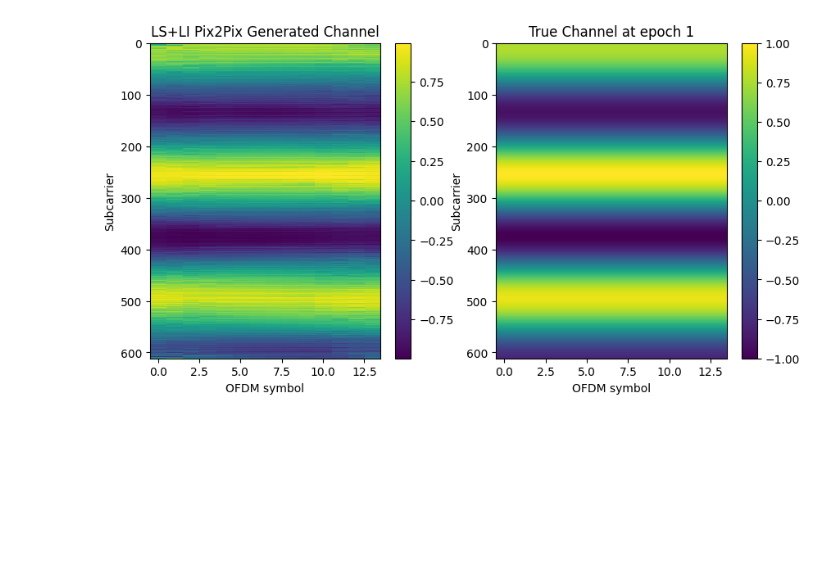
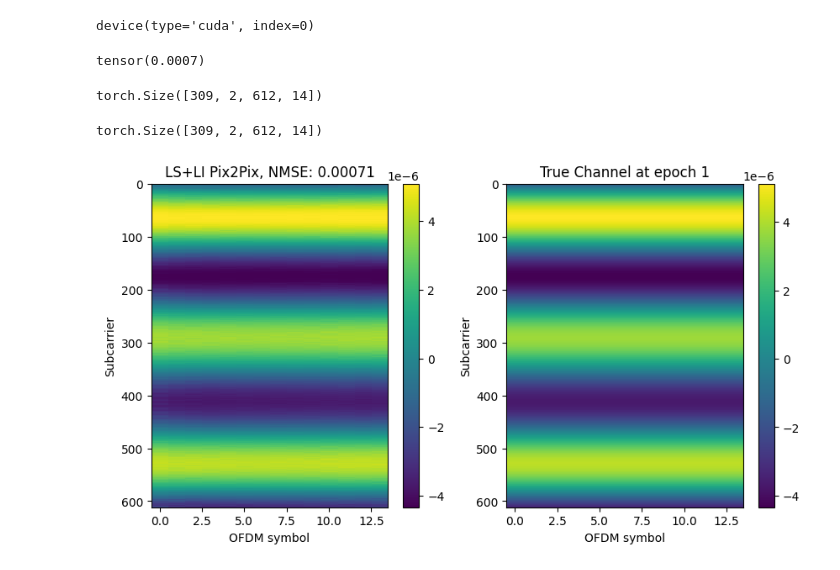
Before and after one commit to thienhieu-hoang/one_shot_Hest_cleanver, a Jupyter notebook: Torch_code/train/Pix2Pix/Pix2Pix_test_v2.ipynb, the cells around one changed output. Saved outputs shown, nothing was run; the diff lists cells and outputs as text; code cells hidden in the pictures; blank space fills up the shorter version.

```diff
--- a/Torch_code/train/Pix2Pix/Pix2Pix_test_v2.ipynb
+++ b/Torch_code/train/Pix2Pix/Pix2Pix_test_v2.ipynb
@@ -42,13 +31,12 @@ os.environ["CUDA_DEVICE_ORDER"] = "PCI_BUS_ID"
 device = torch.device('cuda:0' if torch.cuda.is_available() else 'cpu')
 
 BATCH_SIZE = 32 #64  # Batch size
-NUM_EPOCHS = 10 # 20
+NUM_EPOCHS = 20
 
 # rows from DeepMIMO dataset settings
 # change rows according to the .mat dataset file
 rows = [['3500', '3516']]
 fc = '3p4' #Hz can change to '60'
 rowss = "3500_3516"
-learning_rate = 1e-5
 outer_file_path = os.path.abspath(os.path.join('..', '..', '..',
                                                 'DeepMIMOv2', 'DeepMIMO_Data', 'Static_BS16', 'freq_symb_1ant_612sub_ver4'))
@@ -138,22 +293,44 @@ torch.Size([1, 612, 14])
+# %%
+H_GAN_val.device
+# %% [output]
+device(type='cuda', index=0)
+# %%
+# denormalize H_GAN_val
+H_GAN_val_denormd = utils.deMinMax(H_GAN_val, valLabel_min, valLabel_max, lower_range=-1)
+H_GAN_val_denormd = H_GAN_val_denormd.cpu()
+# %%
+a = (utils.calNMSE(H_GAN_val_denormd, valLabels.cpu()))
+avg_a = torch.sum(a)/len(a)
+avg_a
+# %% [output]
+tensor(0.0007)
+# %%
+valLabels.shape
+# %% [output]
+torch.Size([309, 2, 612, 14])
+# %%
+H_GAN_val.shape
+# %% [output]
+torch.Size([309, 2, 612, 14])
 # %%
 import matplotlib.pyplot as plt
 i = 0 # epoch index
 
 plt.figure(figsize=(10, 5))
 plt.subplot(1, 2, 1)
-plt.imshow(validate_generated[i].permute(1, 2, 0),  aspect='auto', cmap='viridis', interpolation='none')
+plt.imshow(H_GAN_val_denormd[i,0,:,:].cpu(),  aspect='auto', cmap='viridis', interpolation='none')
 plt.xlabel('OFDM symbol')
 plt.ylabel('Subcarrier')
-plt.title(f'LS+LI Pix2Pix Generated Channel')
+plt.title(f'LS+LI Pix2Pix, NMSE: {nmse_GAN_iSNR[i]:.5f}')
 plt.colorbar()
 
 plt.subplot(1, 2, 2)
-plt.imshow(validate_target[i].permute(1, 2, 0),  aspect='auto', cmap='viridis', interpolation='none')
+plt.imshow(valLabels[i,0,:,:].cpu(),  aspect='auto', cmap='viridis', interpolation='none')
 plt.xlabel('OFDM symbol')
 plt.ylabel('Subcarrier')
 plt.title(f'True Channel at epoch {i+1}')
 plt.colorbar()
 
 plt.show()
 # %% [output]
-[figure, old version]
+[figure, new version]
```
Also changed, not shown: parts of 13 cells of this notebook, 15 other files.
